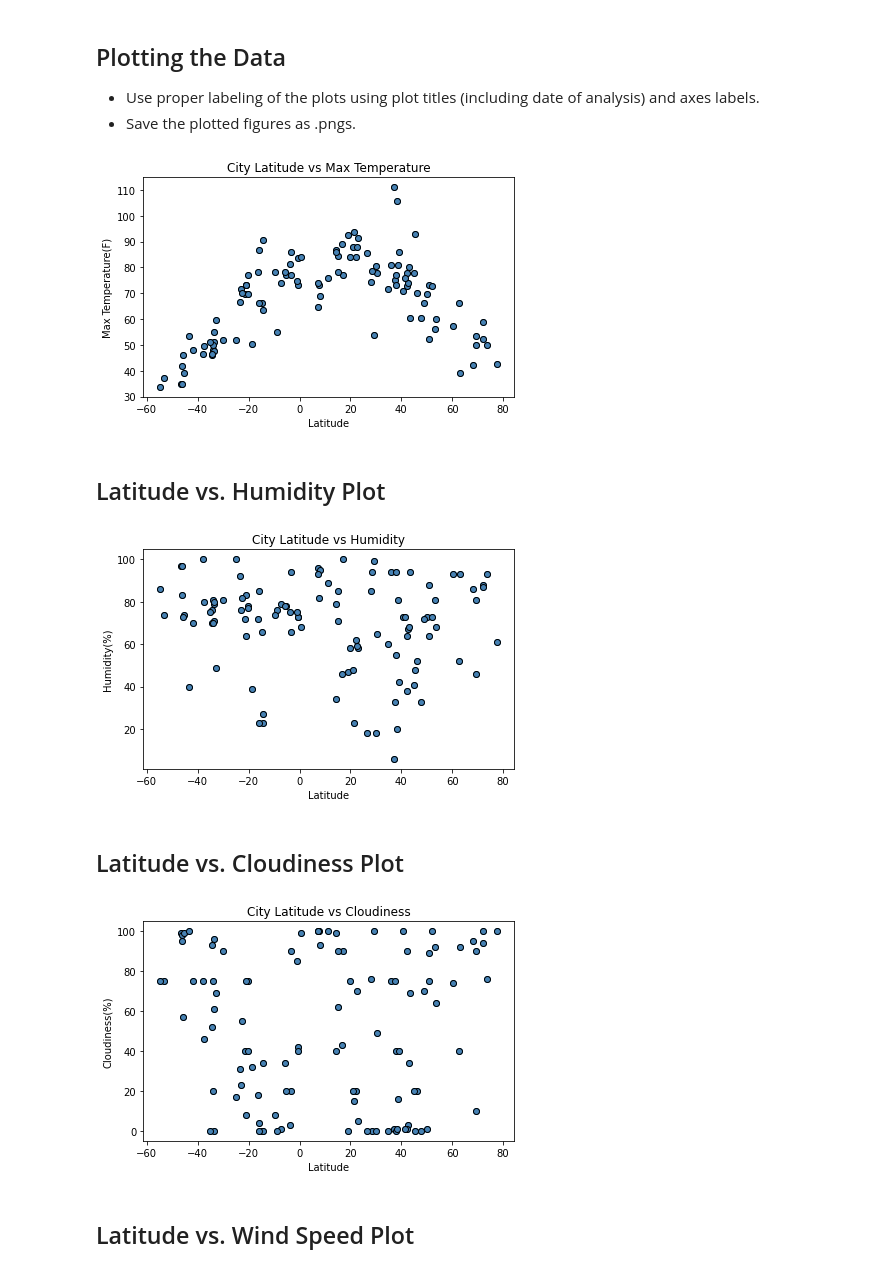
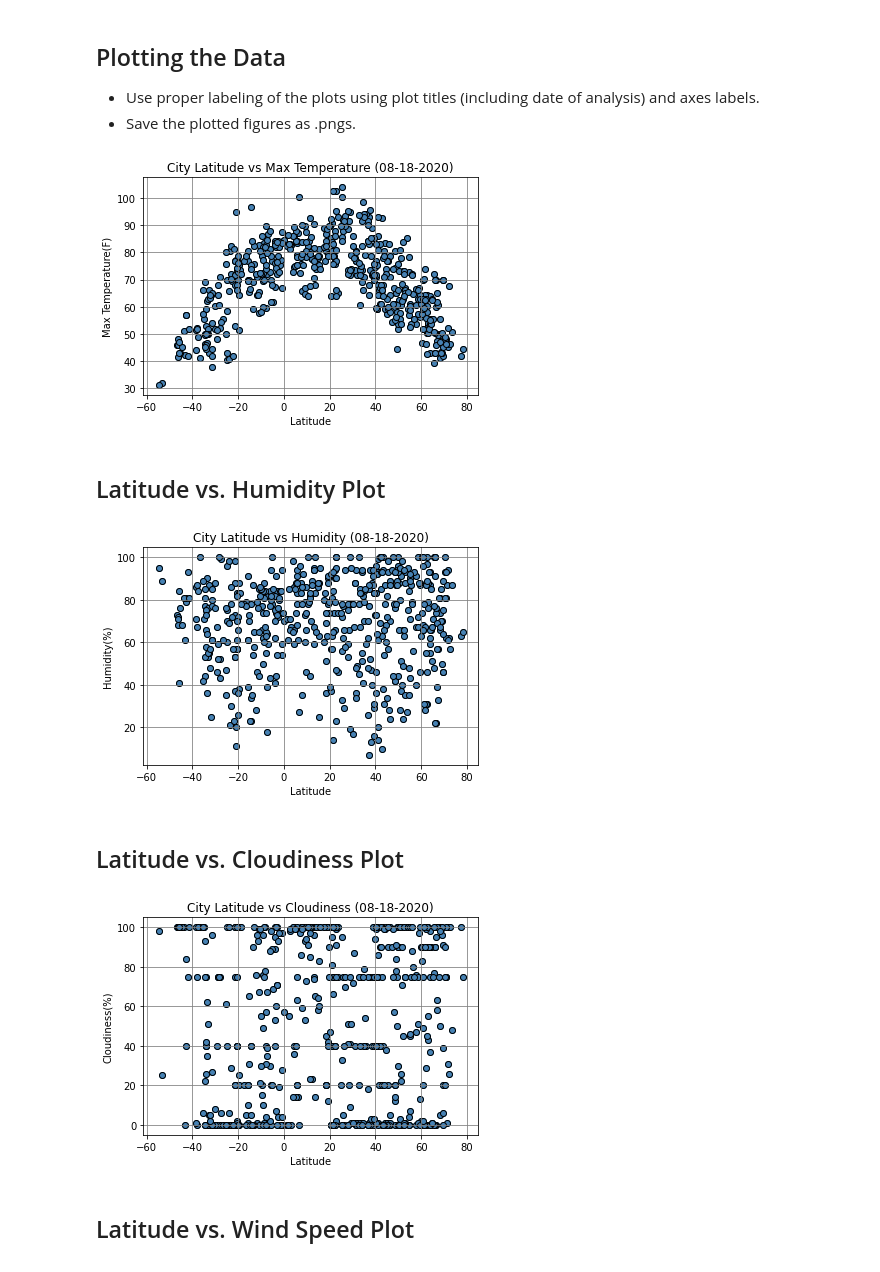
Before and after one commit to svillemez/Python-api-challenge, a Jupyter notebook: WeatherPy/WeatherPy.ipynb, the cells around one changed output. Drawn from its saved outputs; the diff is of its cells as text; code cells hidden in the pictures.

```diff
--- a/WeatherPy/WeatherPy.ipynb
+++ b/WeatherPy/WeatherPy.ipynb
@@ -29,8 +31,8 @@ cities = []
 
 # Create a set of random lat and lng combinations
 
-lats = np.random.uniform(lat_range[0], lat_range[1], size=200)
-lngs = np.random.uniform(lng_range[0], lng_range[1], size=200)
+lats = np.random.uniform(lat_range[0], lat_range[1], size=1500)
+lngs = np.random.uniform(lng_range[0], lng_range[1], size=1500)
 lat_lngs = zip(lats, lngs)
 
 # Identify nearest city for each lat, lng combination
@@ -173,20 +154,21 @@ clean_city_weather_df.to_csv(output_data_file,index=True,index_label="City_ID")
 # %%
 # Create a Scatter Plot for Latitude vs Temperature
 
 x_values = clean_city_weather_df['Lat']
 y_values = clean_city_weather_df['Max Temp']
 plt.scatter(x_values,y_values)
 plt.xlabel('Latitude')
 plt.ylabel('Max Temperature(F)')
-plt.title("City Latitude vs Max Temperature")
+plt.title(f"City Latitude vs Max Temperature ({value:%m-%d-%Y})")
 plt.scatter(x_values, y_values, marker="o", facecolors="steelblue", edgecolors="black")
+plt.grid(which='major', color='gray')
 
 # Save and show the Scatter Plot
-plt.tight_layout()
+
+plt.savefig('output_data/fig1.png')
 plt.show()
-#plt.savefig("OutputData/Fig1.png")
 # %% [output]
-[figure, old version]
+[figure, new version]
 # %% [markdown]
 ## Latitude vs. Humidity Plot
 # %%
@@ -197,15 +179,16 @@ y_values = clean_city_weather_df['Humidity']
 plt.scatter(x_values,y_values)
 plt.xlabel('Latitude')
 plt.ylabel('Humidity(%)')
-plt.title("City Latitude vs Humidity")
+plt.title(f"City Latitude vs Humidity ({value:%m-%d-%Y})")
 plt.scatter(x_values, y_values, marker="o", facecolors="steelblue", edgecolors="black")
+plt.grid(which='major', color='gray')
 
 # Save and show the Scatter Plot
-plt.tight_layout()
+
+plt.savefig('output_data/fig2.png')
 plt.show()
-#plt.savefig("OutputData/Fig2.png")
 # %% [output]
-[figure, old version]
+[figure, new version]
 # %% [markdown]
 ## Latitude vs. Cloudiness Plot
 # %%
@@ -216,15 +199,16 @@ y_values = clean_city_weather_df['Cloudiness']
 plt.scatter(x_values,y_values)
 plt.xlabel('Latitude')
 plt.ylabel('Cloudiness(%)')
-plt.title("City Latitude vs Cloudiness")
+plt.title(f"City Latitude vs Cloudiness ({value:%m-%d-%Y})")
 plt.scatter(x_values, y_values, marker="o", facecolors="steelblue", edgecolors="black")
+plt.grid(which='major', color='gray')
 
 # Save and show the Scatter Plot
-plt.tight_layout()
+
+plt.savefig('output_data/fig3.png')
 plt.show()
-#plt.savefig("OutputData/Fig3.png")
 # %% [output]
-[figure, old version]
+[figure, new version]
 # %% [markdown]
 ## Latitude vs. Wind Speed Plot
 # %%
```
Also changed, not shown: parts of 19 cells of this notebook, 13 other files.
